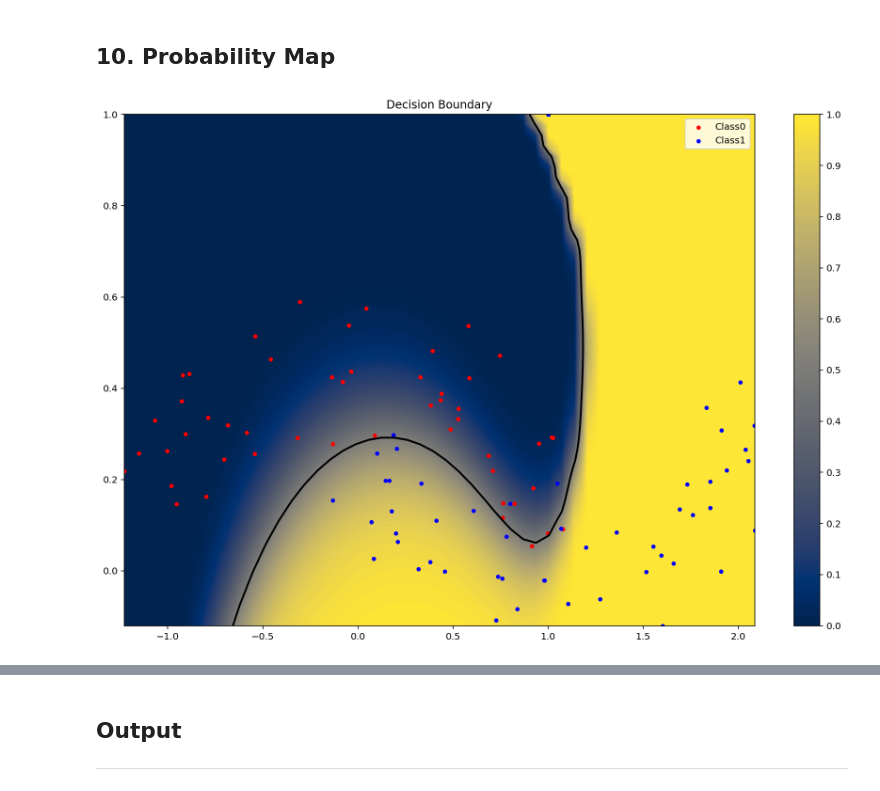
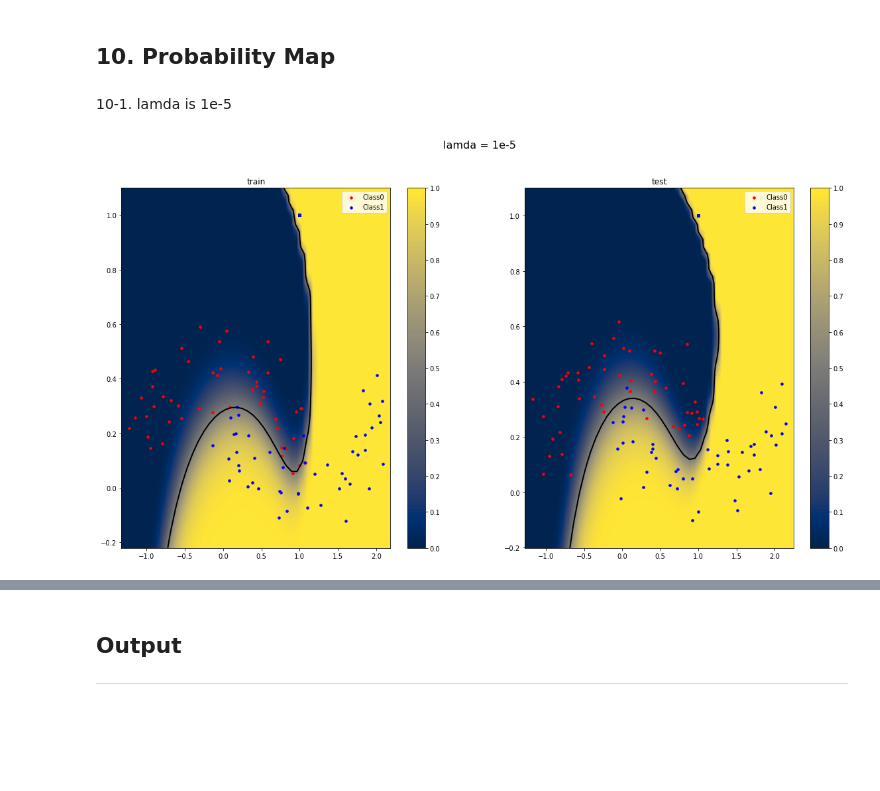
Before and after one commit to wkdthf21/Machine-Learning-Assignment, a Jupyter notebook: 06/assignment #6.ipynb, the cells around one changed output, grey strips where cells are left out. Cells and saved outputs as stored; diff of their text form; code cells hidden in the pictures; blank space fills up the shorter version.

Commit message:
assignment#06 : plot the probability map

```diff
--- a/06/assignment #6.ipynb
+++ b/06/assignment #6.ipynb
@@ -435,27 +454,53 @@ for i in range(len(w_test_list)):
 # %% [markdown]
 ## 10. Probability Map
+# %% [markdown]
+10-1. lamda is 1e-5
 # %%
-# compute values p(x) for multiple data points x
-x1_train_min, x1_train_max = x1_train.min(), x1_train.max() # min and max of grade 1
-x2_train_min, x2_train_max = x2_train.min(), x2_train.max() # min and max of grade 2
+x1_train_min, x1_train_max = x1_train.min() - 0.1, x1_train.max() + 0.1 # min and max of grade 1
+x2_train_min, x2_train_max = x2_train.min() - 0.1, x2_train.max() + 0.1 # min and max of grade 2
 xx1_train, xx2_train = np.meshgrid(np.linspace(x1_train_min, x1_train_max), np.linspace(x2_train_min, x2_train_max))# create meshgrid
 
 xy_train = makeXY(xx1_train.reshape(2500, -1), xx2_train.reshape(2500, -1))
-p0 = f_pred(xy_train, w_train_list[0])
-p0 = p0.reshape(len(xx1_train), -1)
+p0_train = f_pred(xy_train, w_train_list[0])
+p0_train = p0_train.reshape(len(xx1_train), -1)
 
-# plot
-plt.figure(4,figsize=(15,10))
+x1_test_min, x1_test_max = x1_test.min() - 0.1, x1_test.max() + 0.1 # min and max of grade 1
+x2_test_min, x2_test_max = x2_test.min() - 0.1, x2_test.max() + 0.1 # min and max of grade 2
+xx1_test, xx2_test = np.meshgrid(np.linspace(x1_test_min, x1_test_max), np.linspace(x2_test_min, x2_test_max))# create meshgrid
 
-cf = plt.contourf(xx1_train, xx2_train, p0, cmap = 'cividis', levels = 100)
+xy_test = makeXY(xx1_test.reshape(2500, -1), xx2_test.reshape(2500, -1))
+p0_test = f_pred(xy_test, w_test_list[0])
+p0_test = p0_test.reshape(len(xx1_test), -1)
+
+
+# plot train
+fig = plt.figure(figsize=(20, 10))
+fig.suptitle('lamda = 1e-5', fontsize = 16)
+plt.subplot(1, 2, 1)
+
+cf = plt.contourf(xx1_train, xx2_train, p0_train, cmap = 'cividis', levels = 100)
 cbar = plt.colorbar(cf, ticks = [0.00, 0.10, 0.20, 0.30, 0.40, 0.50, 0.60, 0.70, 0.80, 0.90, 1.00])
 cbar.update_ticks()
 
 plt.scatter(x1_train[idx_class0_train], x2_train[idx_class0_train], s=50, c='r', marker='.', label='Class0')
 plt.scatter(x1_train[idx_class1_train], x2_train[idx_class1_train], s=50, c='b', marker='.', label='Class1')
-plt.contour(xx1_train, xx2_train, p0, levels = [0.5], linewidths=2, colors='k')
+plt.contour(xx1_train, xx2_train, p0_train, levels = [0.5], linewidths=2, colors='k')
 plt.legend()
-plt.title('Decision Boundary')
+plt.title('train')
+
+
+# plot test
+plt.subplot(1, 2, 2)
+
+cf = plt.contourf(xx1_test, xx2_test, p0_test, cmap = 'cividis', levels = 100)
+cbar = plt.colorbar(cf, ticks = [0.00, 0.10, 0.20, 0.30, 0.40, 0.50, 0.60, 0.70, 0.80, 0.90, 1.00])
+cbar.update_ticks()
+
+plt.scatter(x1_test[idx_class0_test], x2_test[idx_class0_test], s=50, c='r', marker='.', label='Class0')
+plt.scatter(x1_test[idx_class1_train], x2_test[idx_class1_train], s=50, c='b', marker='.', label='Class1')
+plt.contour(xx1_test, xx2_test, p0_test, levels = [0.5], linewidths=2, colors='k')
+plt.legend()
+plt.title('test')
 plt.show()
 # %% [output]
-[figure, old version]
+[figure, new version]
```
Also changed, not shown: parts of 14 cells of this notebook.
